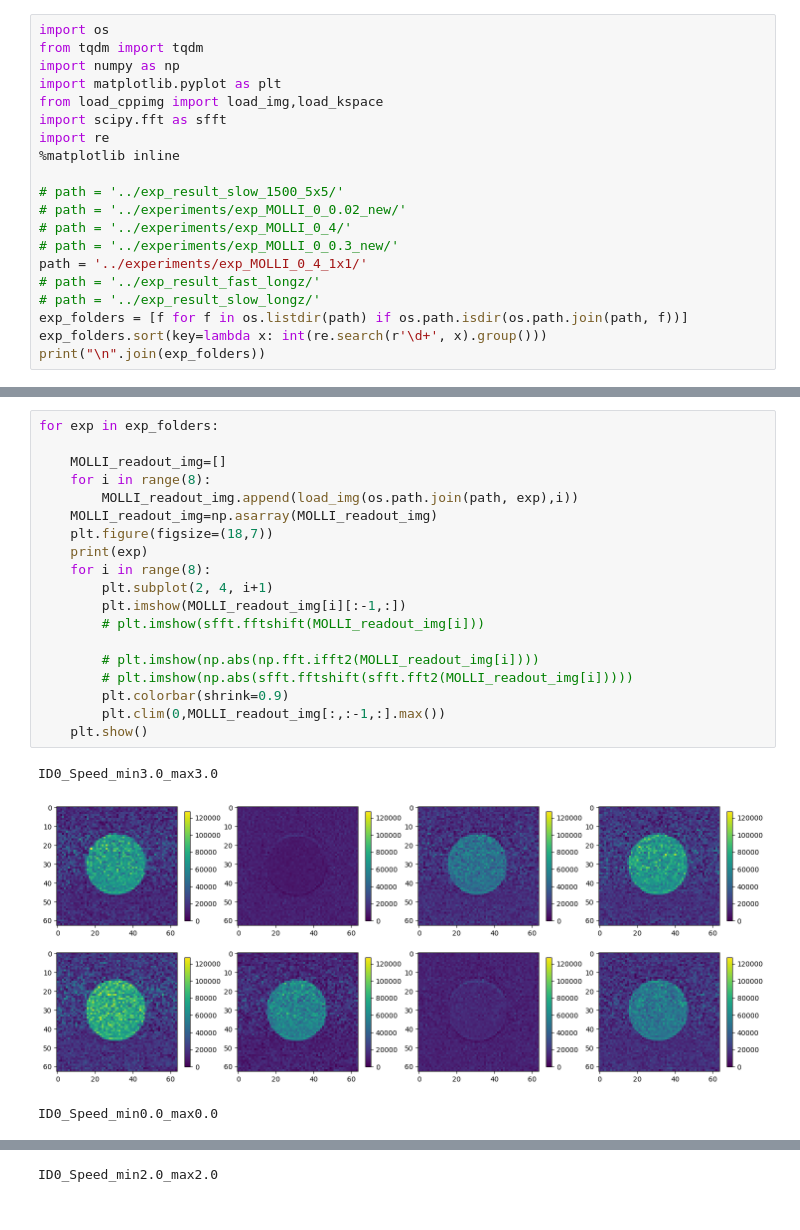
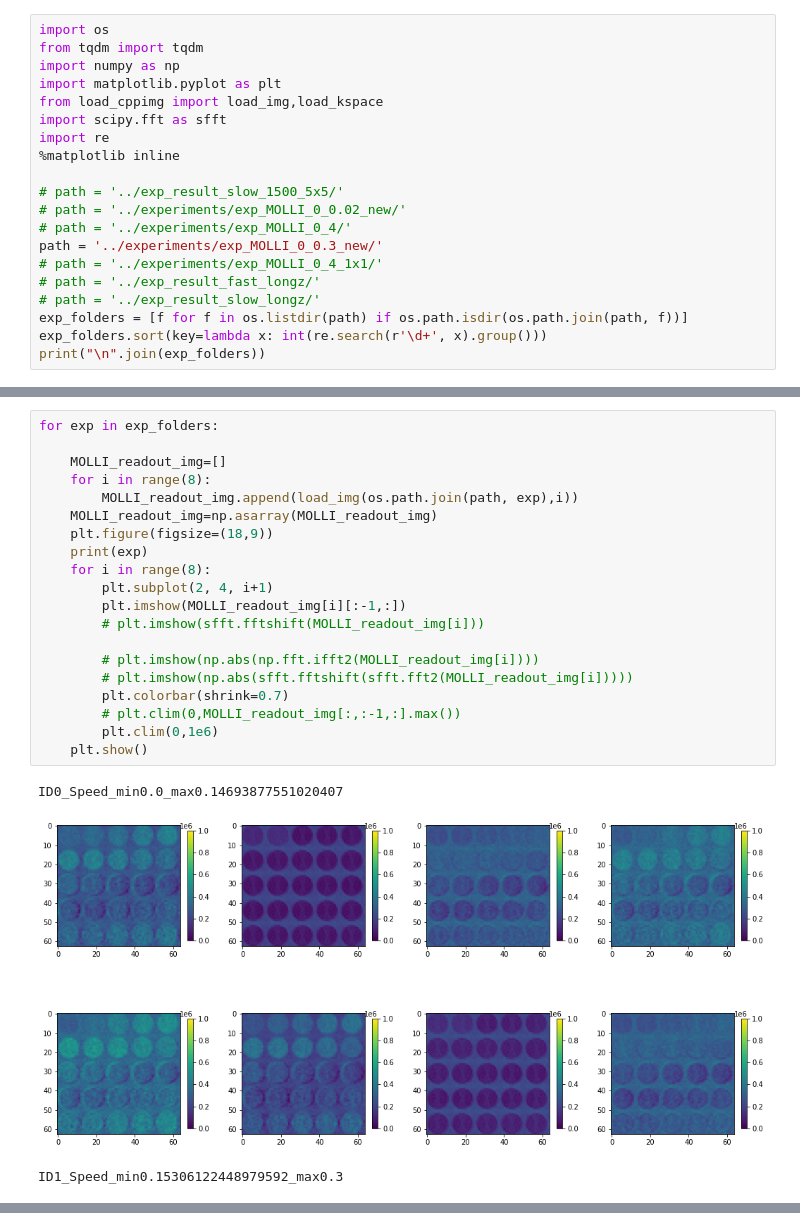
Before and after one commit to bughht/Flow-Bloch-T1-mapping-cpp, a Jupyter notebook: python/MOLLI_result.ipynb, the cells around one changed output, grey strips where cells are left out. Cells and saved outputs as stored; diff of their text form.

```diff
--- a/python/MOLLI_result.ipynb
+++ b/python/MOLLI_result.ipynb
@@ -11,8 +11,8 @@ import re
 # path = '../exp_result_slow_1500_5x5/'
 # path = '../experiments/exp_MOLLI_0_0.02_new/'
 # path = '../experiments/exp_MOLLI_0_4/'
-# path = '../experiments/exp_MOLLI_0_0.3_new/'
-path = '../experiments/exp_MOLLI_0_4_1x1/'
+path = '../experiments/exp_MOLLI_0_0.3_new/'
+# path = '../experiments/exp_MOLLI_0_4_1x1/'
 # path = '../exp_result_fast_longz/'
 # path = '../exp_result_slow_longz/'
 exp_folders = [f for f in os.listdir(path) if os.path.isdir(os.path.join(path, f))]
@@ -25,23 +24,24 @@ ID0_Speed_min2.0_max2.0
 # %%
 for exp in exp_folders:
 
     MOLLI_readout_img=[]
     for i in range(8):
         MOLLI_readout_img.append(load_img(os.path.join(path, exp),i))
     MOLLI_readout_img=np.asarray(MOLLI_readout_img)
-    plt.figure(figsize=(18,7))
+    plt.figure(figsize=(18,9))
     print(exp)
     for i in range(8):
         plt.subplot(2, 4, i+1)
         plt.imshow(MOLLI_readout_img[i][:-1,:])
         # plt.imshow(sfft.fftshift(MOLLI_readout_img[i]))
 
         # plt.imshow(np.abs(np.fft.ifft2(MOLLI_readout_img[i])))
         # plt.imshow(np.abs(sfft.fftshift(sfft.fft2(MOLLI_readout_img[i]))))
-        plt.colorbar(shrink=0.9)
-        plt.clim(0,MOLLI_readout_img[:,:-1,:].max())
+        plt.colorbar(shrink=0.7)
+        # plt.clim(0,MOLLI_readout_img[:,:-1,:].max())
+        plt.clim(0,1e6)
     plt.show()
 # %% [output]
-ID0_Speed_min3.0_max3.0
+ID0_Speed_min0.0_max0.14693877551020407
-[figure, old version]
+[figure, new version]
-ID0_Speed_min0.0_max0.0
+ID1_Speed_min0.15306122448979592_max0.3
@@ -49 +48,0 @@ ID0_Speed_min0.0_max0.0
-ID0_Speed_min2.0_max2.0
```
Also changed, not shown: parts of 3 cells of this notebook, 11 other files.
